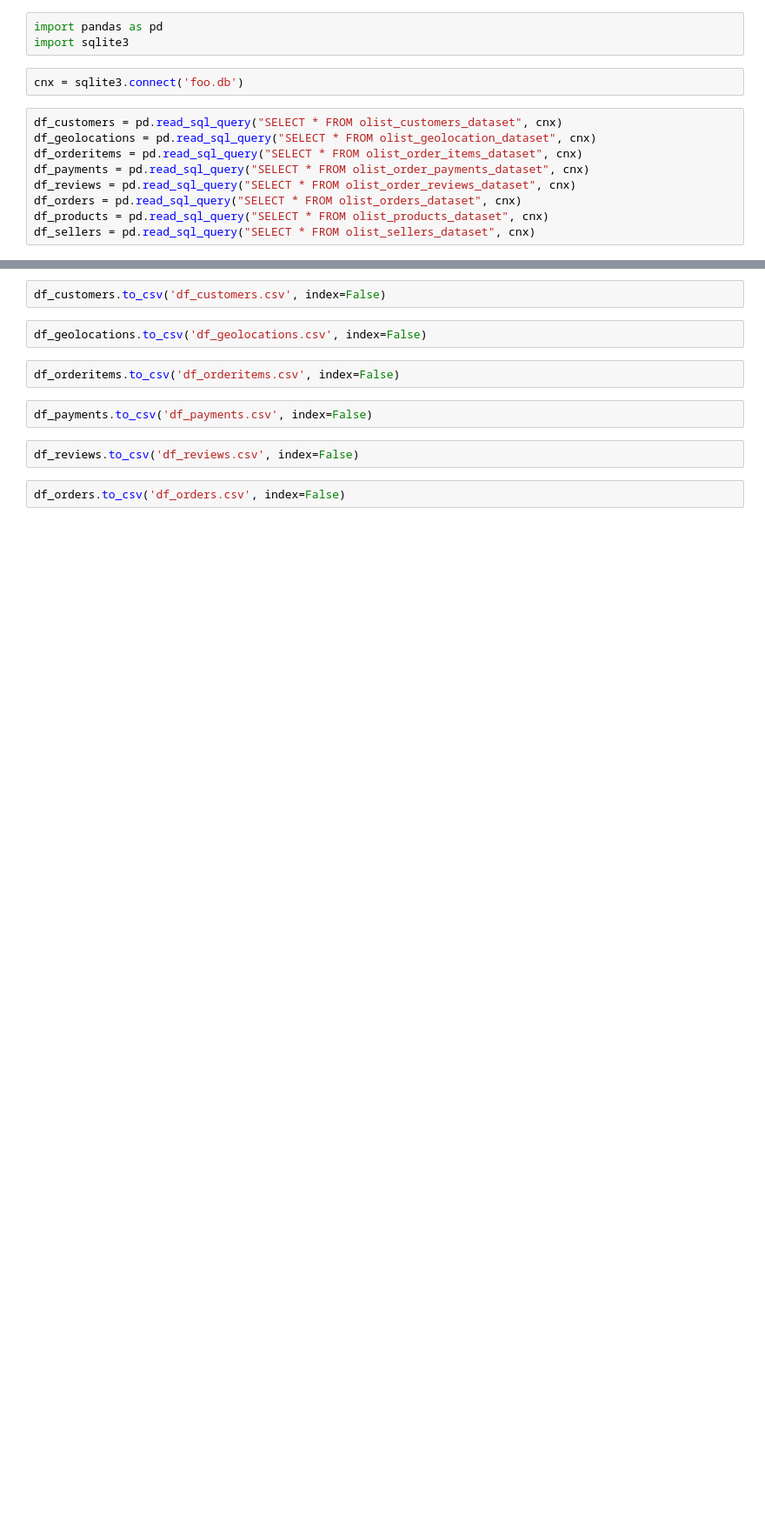
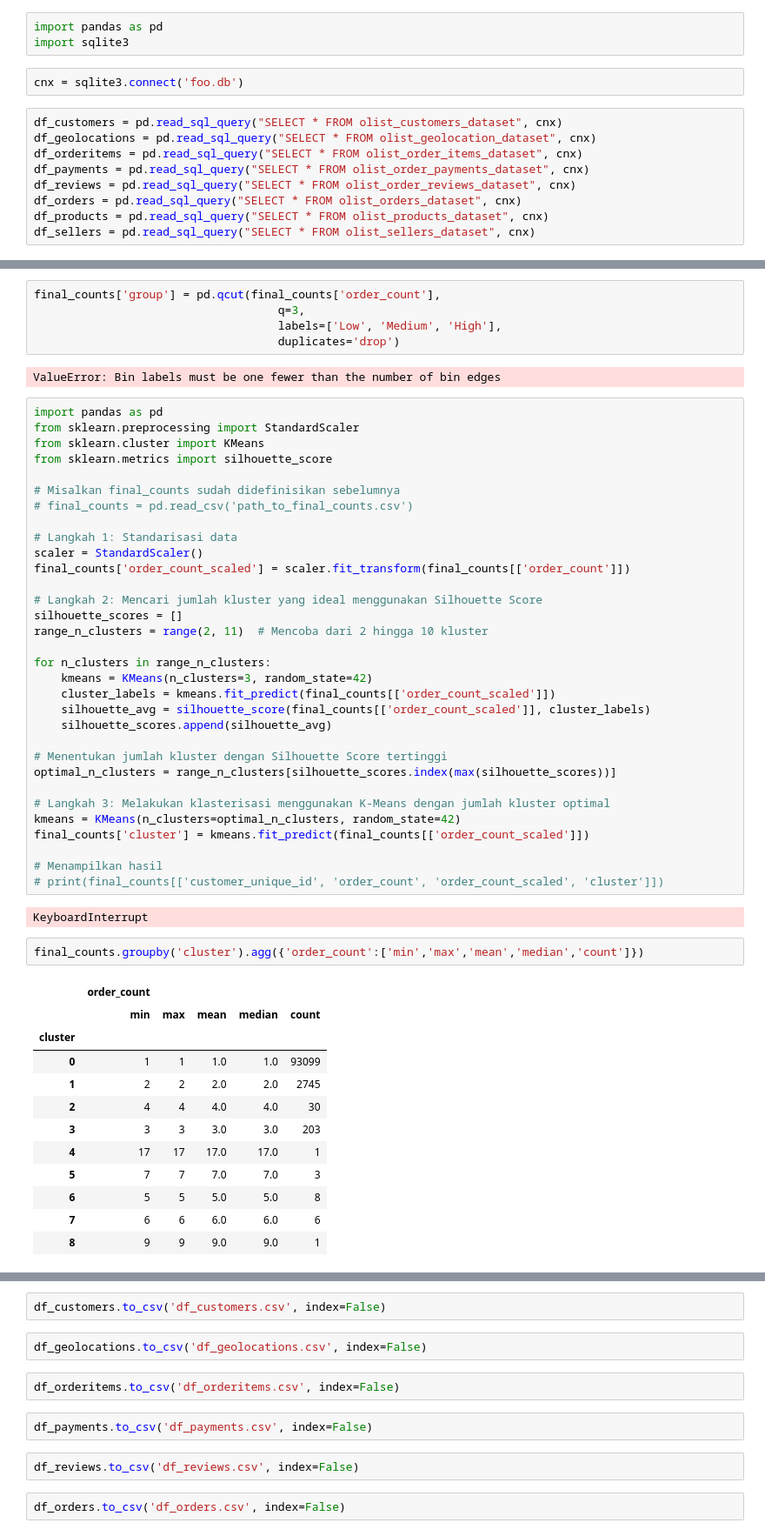
Before and after one commit to BeeGaes/data_grow, a Jupyter notebook: Growia/Modul 9/beginner/beginner.ipynb, the cells around one changed output, grey strips where cells are left out. Shown: that part at 87% size. Saved outputs shown, nothing was run; the diff lists cells and outputs as text; blank space fills up the shorter version.

```diff
--- a/Growia/Modul 9/beginner/beginner.ipynb
+++ b/Growia/Modul 9/beginner/beginner.ipynb
@@ -14,0 +83,56 @@ df_sellers = pd.read_sql_query("SELECT * FROM olist_sellers_dataset", cnx)
+# %%
+final_counts['group'] = pd.qcut(final_counts['order_count'],
+                                    q=3,
+                                    labels=['Low', 'Medium', 'High'],
+                                    duplicates='drop')
+# %% [output]
+ValueError: Bin labels must be one fewer than the number of bin edges
+# %%
+import pandas as pd
+from sklearn.preprocessing import StandardScaler
+from sklearn.cluster import KMeans
+from sklearn.metrics import silhouette_score
+
+# Misalkan final_counts sudah didefinisikan sebelumnya
+# final_counts = pd.read_csv('path_to_final_counts.csv')
+
+# Langkah 1: Standarisasi data
+scaler = StandardScaler()
+final_counts['order_count_scaled'] = scaler.fit_transform(final_counts[['order_count']])
+
+# Langkah 2: Mencari jumlah kluster yang ideal menggunakan Silhouette Score
+silhouette_scores = []
+range_n_clusters = range(2, 11)  # Mencoba dari 2 hingga 10 kluster
+
+for n_clusters in range_n_clusters:
+    kmeans = KMeans(n_clusters=3, random_state=42)
+    cluster_labels = kmeans.fit_predict(final_counts[['order_count_scaled']])
+    silhouette_avg = silhouette_score(final_counts[['order_count_scaled']], cluster_labels)
+    silhouette_scores.append(silhouette_avg)
+
+# Menentukan jumlah kluster dengan Silhouette Score tertinggi
+optimal_n_clusters = range_n_clusters[silhouette_scores.index(max(silhouette_scores))]
+
+# Langkah 3: Melakukan klasterisasi menggunakan K-Means dengan jumlah kluster optimal
+kmeans = KMeans(n_clusters=optimal_n_clusters, random_state=42)
+final_counts['cluster'] = kmeans.fit_predict(final_counts[['order_count_scaled']])
+
+# Menampilkan hasil
+# print(final_counts[['customer_unique_id', 'order_count', 'order_count_scaled', 'cluster']])
+# %% [output]
+KeyboardInterrupt
+# %%
+final_counts.groupby('cluster').agg({'order_count':['min','max','mean','median','count']})
+# %% [output]
+|  | order_count |  |  |  |  |
+|  | min | max | mean | median | count |
+| cluster |  |  |  |  |  |
+| 0 | 1 | 1 | 1.0 | 1.0 | 93099 |
+| 1 | 2 | 2 | 2.0 | 2.0 | 2745 |
+| 2 | 4 | 4 | 4.0 | 4.0 | 30 |
+| 3 | 3 | 3 | 3.0 | 3.0 | 203 |
+| 4 | 17 | 17 | 17.0 | 17.0 | 1 |
+| 5 | 7 | 7 | 7.0 | 7.0 | 3 |
+| 6 | 5 | 5 | 5.0 | 5.0 | 8 |
+| 7 | 6 | 6 | 6.0 | 6.0 | 6 |
+| 8 | 9 | 9 | 9.0 | 9.0 | 1 |
```
Also changed, not shown: parts of 71 cells of this notebook, 2 other files.
